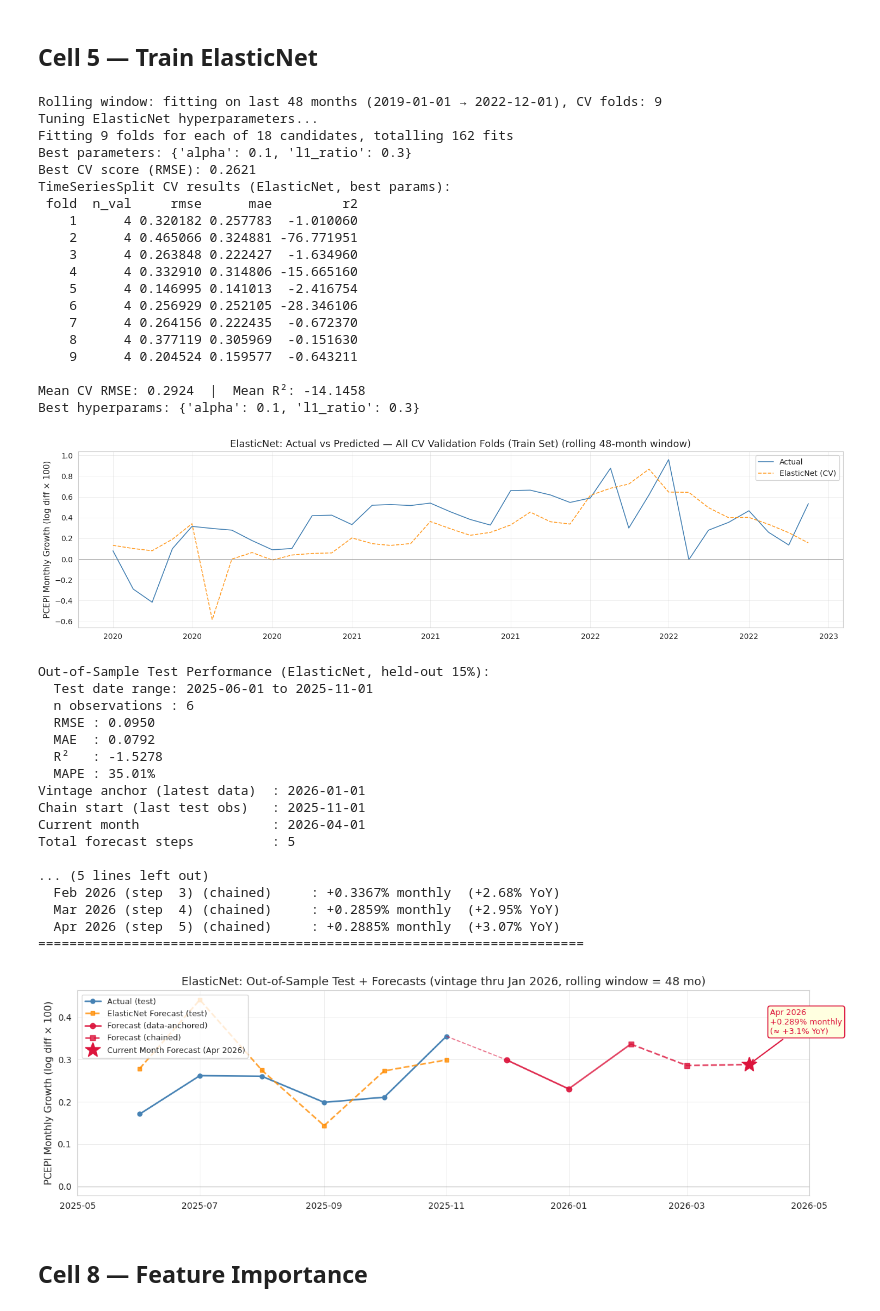
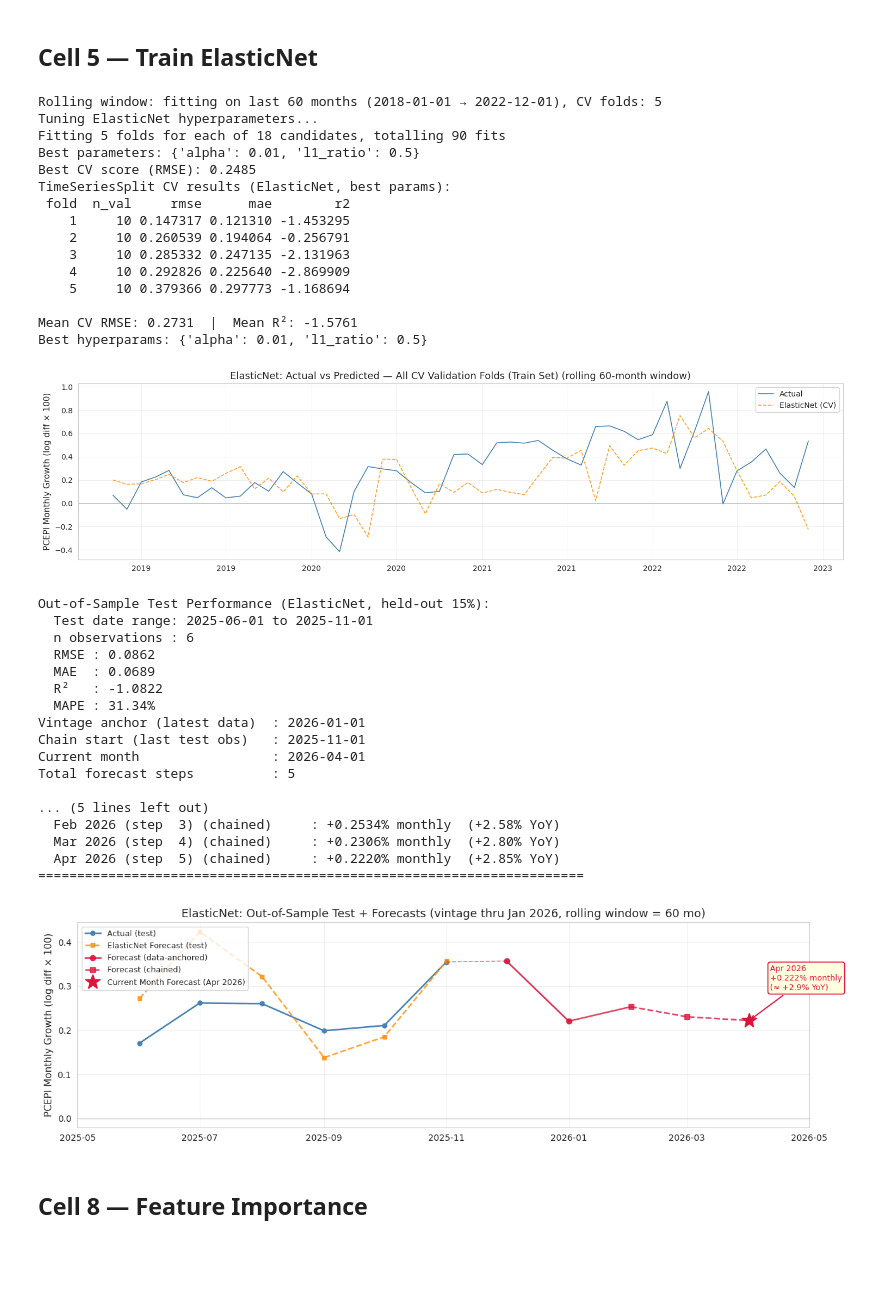
Before and after one commit to Holmes-rgb/Macro-Econ-ML, a Jupyter notebook: notebooks/inflation_forecasting.ipynb, the cells around one changed output. Drawn from its saved outputs; the diff is of its cells as text; code cells hidden in the pictures; blank space fills up the shorter version.

Commit message:
move tuning params to easily finetune params

```diff
--- a/notebooks/inflation_forecasting.ipynb
+++ b/notebooks/inflation_forecasting.ipynb
@@ -29,6 +29,16 @@ def setup_plot_style():
 
 print("Vintage dir :", os.path.abspath(VINTAGE_DIR))
 print("Vintage dir exists:", os.path.isdir(VINTAGE_DIR))
+# ______________________________________________________________
+# Tuning Parameters:
+# ______________________________________________________________
+N_LAGS = 2          # lagged months added as features (0 = single-snapshot)
+ROLLING_WINDOW = 60  # months of training history used for fitting (0 = all history)
+CV_FOLDS = 5
+PARAM_GRID = {
+    'alpha': [0.00001, 0.0001, 0.001, 0.01, 0.1, 1.0],  # Add tiny alphas
+    'l1_ratio': [0.3, 0.5, 0.7],  # Don't need all the way to 0.9
+}
 # %% [output]
 Vintage dir : /home/lukeholmes/2025-2026/ML/final-project/Macro-Econ-ML/notebooks/data
 Vintage dir exists: True
@@ -226,7 +236,7 @@ def download_latest_vintage(data_dir):
     raise RuntimeError("Could not download any recent FRED-MD vintage.")
 
 
-def build_dataset_from_csv(filepath, horizon=1, n_lags=2,
+def build_dataset_from_csv(filepath, horizon=1, n_lags=N_LAGS,
                             test_start='2025-06-01', val_start='2023-01-01'):
     """
     Build train/val/test datasets from a single FRED-MD vintage CSV.
@@ -327,13 +337,10 @@ class InflationForecaster:
         return ElasticNet(random_state=self.random_state, max_iter=100000)
 
     def _get_param_grid(self):
-        return {
-            'alpha': [0.00001, 0.0001, 0.001, 0.01, 0.1, 1.0],  # Add tiny alphas
-            'l1_ratio': [0.3, 0.5, 0.7],  # Don't need all the way to 0.9
-        }
+        return PARAM_GRID
 
 
-    def train(self, X_train, y_train, tune_hyperparameters=True, cv_folds=5):
+    def train(self, X_train, y_train, tune_hyperparameters=True, cv_folds=CV_FOLDS):
         X_train_scaled = self.scaler.fit_transform(X_train)
         if tune_hyperparameters:
             print("Tuning ElasticNet hyperparameters...")
@@ -390,10 +397,6 @@ class InflationForecaster:
 # %%
 # Download (or locate) most recent FRED-MD vintage
 vintage_file = download_latest_vintage(VINTAGE_DIR)
-
-N_LAGS = 2          # lagged months added as features (0 = single-snapshot)
-ROLLING_WINDOW = 48  # months of training history used for fitting (0 = all history)
-                     # 24-month window follows Cleveland Fed short rolling-window insight
 
 # Build dataset entirely from CSV
 X_train, y_train, X_val, y_val, X_test, y_test, feature_names = build_dataset_from_csv(
@@ -520,8 +523,6 @@ T10YFFM_lag2     0.389
 # %%
 from sklearn.model_selection import TimeSeriesSplit
 from sklearn.metrics import mean_squared_error, mean_absolute_error, r2_score
-
-CV_FOLDS = 10   # single place to adjust
 
 # Rolling window: restrict training data to most recent ROLLING_WINDOW months.
 # Short windows let the model adapt to recent inflation regimes (Cleveland Fed insight).
@@ -577,50 +578,46 @@ for fold, (tr_idx, val_idx) in enumerate(tscv.split(X_arr)):
     all_val_dates.extend(X_train_fit.index[val_idx])
     all_val_actual.extend(yval)
     all_val_pred.extend(pred)
 
 cv_df = pd.DataFrame(fold_metrics)
 print('TimeSeriesSplit CV results (ElasticNet, best params):')
 print(cv_df.to_string(index=False))
 print(f'\nMean CV RMSE: {cv_df["rmse"].mean():.4f}  |  Mean R²: {cv_df["r2"].mean():.4f}')
 print(f'Best hyperparams: {elasticnet.best_params}')
 
 # --- Plot predictions across all CV folds ---
 all_val_dates  = pd.DatetimeIndex(all_val_dates)
 all_val_actual = np.array(all_val_actual)
 all_val_pred   = np.array(all_val_pred)
 
 fig, ax = plt.subplots(figsize=(15, 4))
 ax.plot(all_val_dates, all_val_actual, '-',  label='Actual',          linewidth=1.2, color='steelblue')
 ax.plot(all_val_dates, all_val_pred,   '--', label='ElasticNet (CV)', linewidth=1.2, alpha=0.85, color='darkorange')
 ax.axhline(0, color='grey', linewidth=0.5)
 title_suffix = f' (rolling {ROLLING_WINDOW}-month window)' if ROLLING_WINDOW > 0 else ''
 ax.set_title(f'ElasticNet: Actual vs Predicted — All CV Validation Folds (Train Set){title_suffix}')
 ax.set_ylabel('PCEPI Monthly Growth (log diff × 100)')
 ax.legend()
 ax.xaxis.set_major_formatter(mdates.DateFormatter('%Y'))
 fig.tight_layout()
 plt.show()
 # %% [output]
-Rolling window: fitting on last 48 months (2019-01-01 → 2022-12-01), CV folds: 9
+Rolling window: fitting on last 60 months (2018-01-01 → 2022-12-01), CV folds: 5
 Tuning ElasticNet hyperparameters...
-Fitting 9 folds for each of 18 candidates, totalling 162 fits
-Best parameters: {'alpha': 0.1, 'l1_ratio': 0.3}
-Best CV score (RMSE): 0.2621
+Fitting 5 folds for each of 18 candidates, totalling 90 fits
+Best parameters: {'alpha': 0.01, 'l1_ratio': 0.5}
+Best CV score (RMSE): 0.2485
 TimeSeriesSplit CV results (ElasticNet, best params):
- fold  n_val     rmse      mae         r2
-    1      4 0.320182 0.257783  -1.010060
-    2      4 0.465066 0.324881 -76.771951
-    3      4 0.263848 0.222427  -1.634960
-    4      4 0.332910 0.314806 -15.665160
-    5      4 0.146995 0.141013  -2.416754
-    6      4 0.256929 0.252105 -28.346106
-    7      4 0.264156 0.222435  -0.672370
-    8      4 0.377119 0.305969  -0.151630
-    9      4 0.204524 0.159577  -0.643211
+ fold  n_val     rmse      mae        r2
+    1     10 0.147317 0.121310 -1.453295
+    2     10 0.260539 0.194064 -0.256791
+    3     10 0.285332 0.247135 -2.131963
+    4     10 0.292826 0.225640 -2.869909
+    5     10 0.379366 0.297773 -1.168694
 
-Mean CV RMSE: 0.2924  |  Mean R²: -14.1458
-Best hyperparams: {'alpha': 0.1, 'l1_ratio': 0.3}
+Mean CV RMSE: 0.2731  |  Mean R²: -1.5761
+Best hyperparams: {'alpha': 0.01, 'l1_ratio': 0.5}
-[figure, old version]
+[figure, new version]
 # %%
 y_test_pred = np.array([])
 if len(X_test) == 0:
@@ -891,21 +888,21 @@ plt.show()
 Out-of-Sample Test Performance (ElasticNet, held-out 15%):
   Test date range: 2025-06-01 to 2025-11-01
   n observations : 6
-  RMSE : 0.0950
-  MAE  : 0.0792
-  R²   : -1.5278
-  MAPE : 35.01%
+  RMSE : 0.0862
+  MAE  : 0.0689
+  R²   : -1.0822
+  MAPE : 31.34%
 Vintage anchor (latest data)  : 2026-01-01
 Chain start (last test obs)   : 2025-11-01
 Current month                 : 2026-04-01
 Total forecast steps          : 5
 
 ... (5 lines left out)
-  Feb 2026 (step  3) (chained)     : +0.3367% monthly  (+2.68% YoY)
-  Mar 2026 (step  4) (chained)     : +0.2859% monthly  (+2.95% YoY)
-  Apr 2026 (step  5) (chained)     : +0.2885% monthly  (+3.07% YoY)
+  Feb 2026 (step  3) (chained)     : +0.2534% monthly  (+2.58% YoY)
+  Mar 2026 (step  4) (chained)     : +0.2306% monthly  (+2.80% YoY)
+  Apr 2026 (step  5) (chained)     : +0.2220% monthly  (+2.85% YoY)
 ======================================================================
-[figure, old version]
+[figure, new version]
 # %% [markdown]
 ## Cell 8 — Feature Importance
 # %%
```
Also changed, not shown: parts of 3 cells of this notebook, 1 other file.
